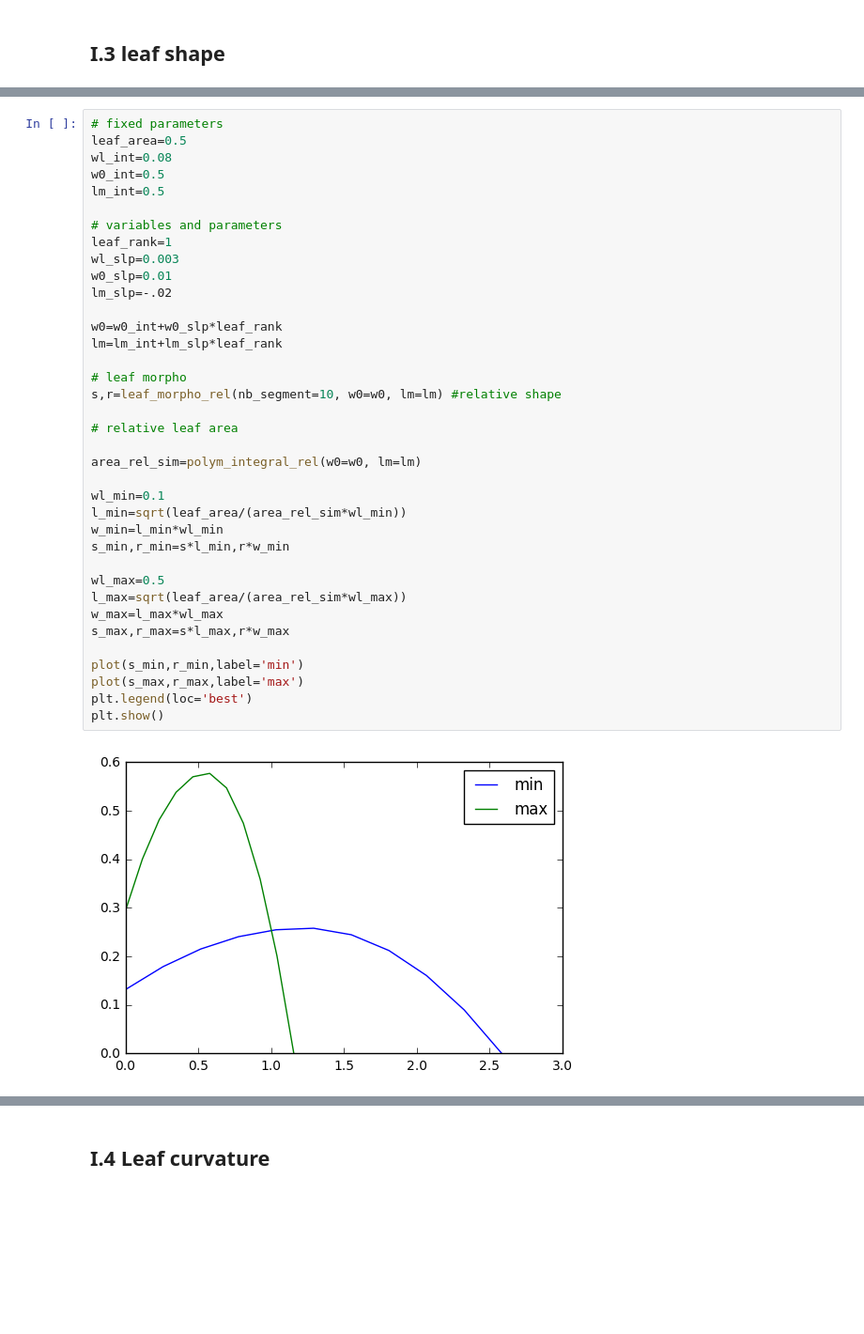
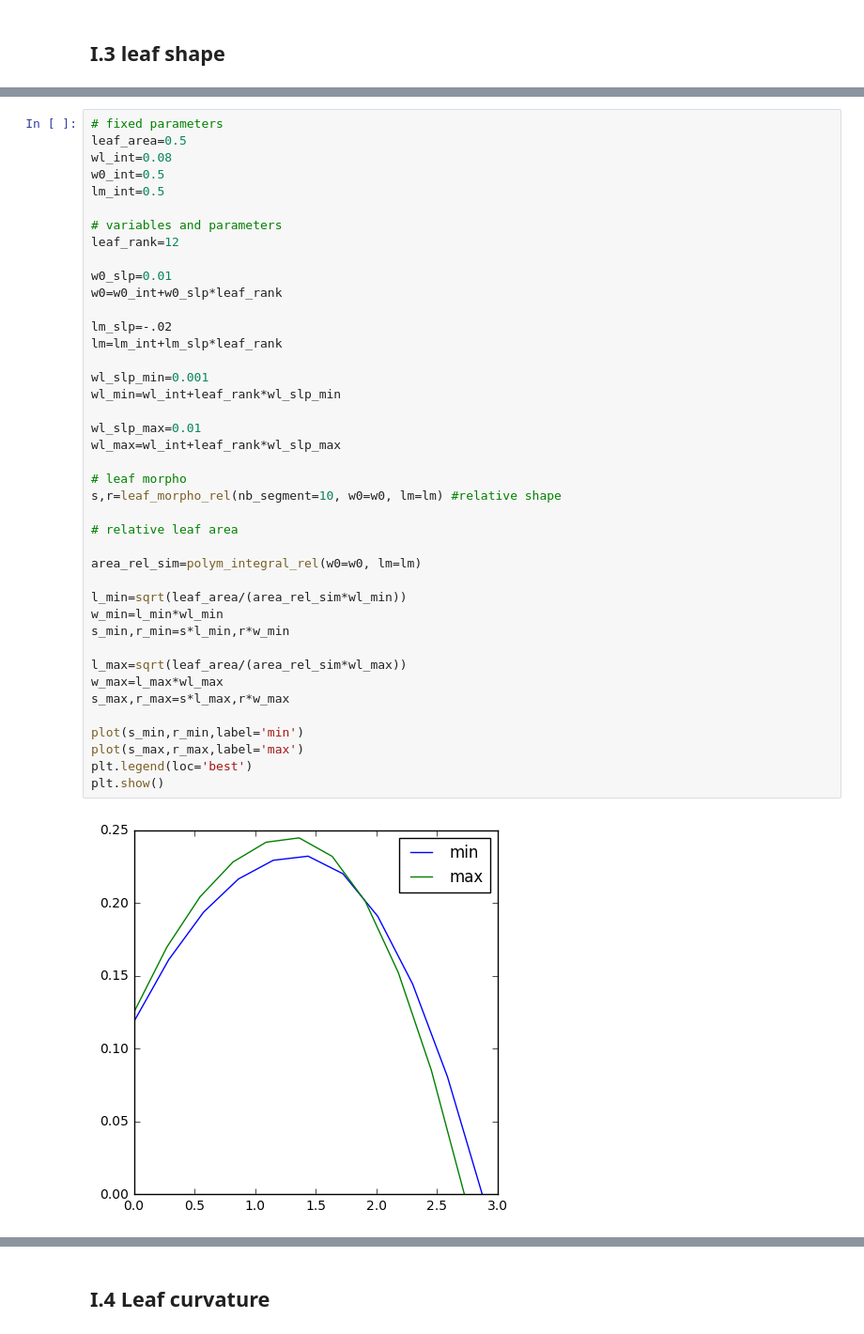
Before and after one commit to openalea-training/supagro_training_2018, a Jupyter notebook: TD_4/3D_Maize_parameters_Solution.ipynb, the cells around one changed output, grey strips where cells are left out. Shown at 94% size. Saved outputs shown, nothing was run; the diff lists cells and outputs as text; blank space fills up the shorter version.

```diff
--- a/TD_4/3D_Maize_parameters_Solution.ipynb
+++ b/TD_4/3D_Maize_parameters_Solution.ipynb
@@ -71,37 +71,41 @@ ratio widht/length (wl)
 leaf_area=0.5
 wl_int=0.08
 w0_int=0.5
 lm_int=0.5
 
 # variables and parameters
-leaf_rank=1
-wl_slp=0.003
+leaf_rank=12
+
 w0_slp=0.01
+w0=w0_int+w0_slp*leaf_rank
+
 lm_slp=-.02
+lm=lm_int+lm_slp*leaf_rank
 
-w0=w0_int+w0_slp*leaf_rank
-lm=lm_int+lm_slp*leaf_rank
+wl_slp_min=0.001
+wl_min=wl_int+leaf_rank*wl_slp_min
+
+wl_slp_max=0.01
+wl_max=wl_int+leaf_rank*wl_slp_max
 
 # leaf morpho
 s,r=leaf_morpho_rel(nb_segment=10, w0=w0, lm=lm) #relative shape
 
 # relative leaf area
 
 area_rel_sim=polym_integral_rel(w0=w0, lm=lm)
 
-wl_min=0.1
 l_min=sqrt(leaf_area/(area_rel_sim*wl_min))
 w_min=l_min*wl_min
 s_min,r_min=s*l_min,r*w_min
 
-wl_max=0.5
 l_max=sqrt(leaf_area/(area_rel_sim*wl_max))
 w_max=l_max*wl_max
 s_max,r_max=s*l_max,r*w_max
 
 plot(s_min,r_min,label='min')
 plot(s_max,r_max,label='max')
 plt.legend(loc='best')
 plt.show()
 # %% [output]
-[figure, old version]
+[figure, new version]
```
Also changed, not shown: parts of 17 cells of this notebook, 1 other file.
